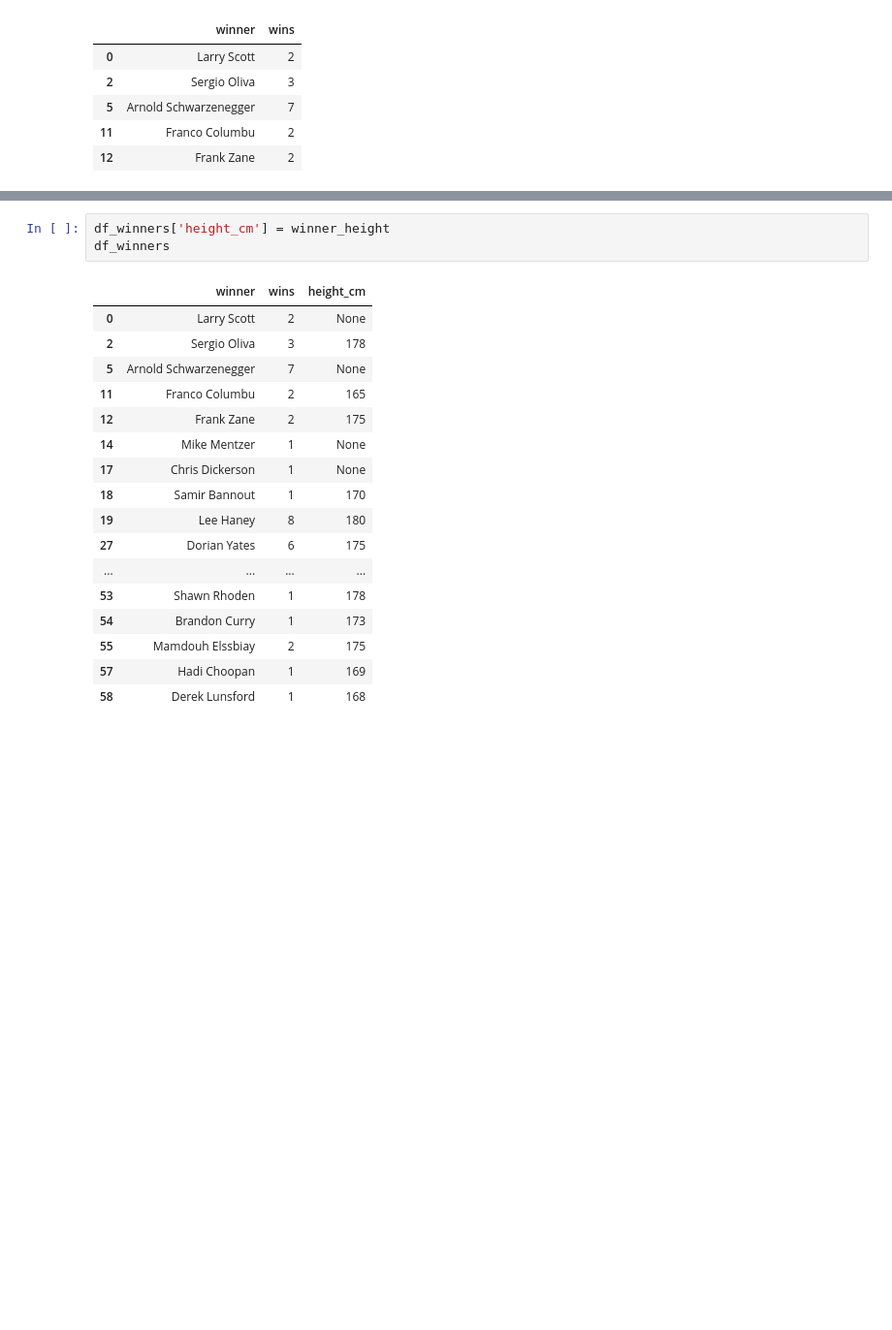
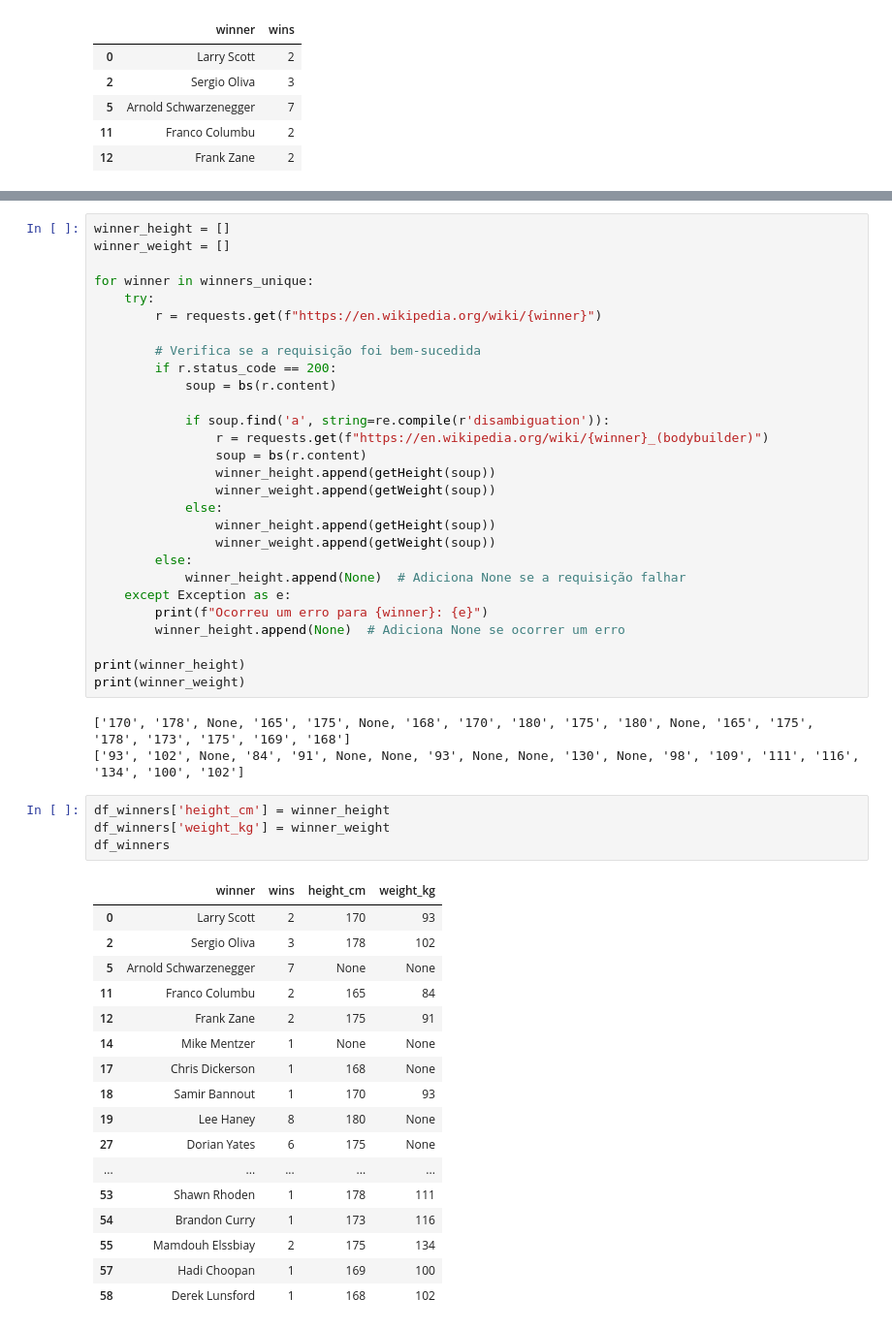
Before and after one commit to jojosuelobo/MrOlympia-DataAnalysis, a Jupyter notebook: project.ipynb, the cells around one changed output, grey strips where cells are left out. Shown: that part at 97% size. Cells and saved outputs as stored; diff of their text form; blank space fills up the shorter version.

Commit message:
added weight data

```diff
--- a/project.ipynb
+++ b/project.ipynb
@@ -527,21 +537,53 @@ print(winner_height)
+# %%
+winner_height = []
+winner_weight = []
+
+for winner in winners_unique:
+    try:
+        r = requests.get(f"https://en.wikipedia.org/wiki/{winner}")
+
+        # Verifica se a requisição foi bem-sucedida
+        if r.status_code == 200:
+            soup = bs(r.content)
+
+            if soup.find('a', string=re.compile(r'disambiguation')):
+                r = requests.get(f"https://en.wikipedia.org/wiki/{winner}_(bodybuilder)")
+                soup = bs(r.content)
+                winner_height.append(getHeight(soup))
+                winner_weight.append(getWeight(soup))
+            else:
+                winner_height.append(getHeight(soup))
+                winner_weight.append(getWeight(soup))
+        else:
+            winner_height.append(None)  # Adiciona None se a requisição falhar
+    except Exception as e:
+        print(f"Ocorreu um erro para {winner}: {e}")
+        winner_height.append(None)  # Adiciona None se ocorrer um erro
+
+print(winner_height)
+print(winner_weight)
+# %% [output]
+['170', '178', None, '165', '175', None, '168', '170', '180', '175', '180', None, '165', '175', '178', '173', '175', '169', '168']
+['93', '102', None, '84', '91', None, None, '93', None, None, '130', None, '98', '109', '111', '116', '134', '100', '102']
 # %%
 df_winners['height_cm'] = winner_height
+df_winners['weight_kg'] = winner_weight
 df_winners
 # %% [output]
-|  | winner | wins | height_cm |
-| 0 | Larry Scott | 2 | None |
-| 2 | Sergio Oliva | 3 | 178 |
-| 5 | Arnold Schwarzenegger | 7 | None |
-| 11 | Franco Columbu | 2 | 165 |
-| 12 | Frank Zane | 2 | 175 |
-| 14 | Mike Mentzer | 1 | None |
-| 17 | Chris Dickerson | 1 | None |
-| 18 | Samir Bannout | 1 | 170 |
-| 19 | Lee Haney | 8 | 180 |
-| 27 | Dorian Yates | 6 | 175 |
-| ... | ... | ... | ... |
-| 53 | Shawn Rhoden | 1 | 178 |
-| 54 | Brandon Curry | 1 | 173 |
-| 55 | Mamdouh Elssbiay | 2 | 175 |
-| 57 | Hadi Choopan | 1 | 169 |
-| 58 | Derek Lunsford | 1 | 168 |
+|  | winner | wins | height_cm | weight_kg |
+| 0 | Larry Scott | 2 | 170 | 93 |
+| 2 | Sergio Oliva | 3 | 178 | 102 |
+| 5 | Arnold Schwarzenegger | 7 | None | None |
+| 11 | Franco Columbu | 2 | 165 | 84 |
+| 12 | Frank Zane | 2 | 175 | 91 |
+| 14 | Mike Mentzer | 1 | None | None |
+| 17 | Chris Dickerson | 1 | 168 | None |
+| 18 | Samir Bannout | 1 | 170 | 93 |
+| 19 | Lee Haney | 8 | 180 | None |
+| 27 | Dorian Yates | 6 | 175 | None |
+| ... | ... | ... | ... | ... |
+| 53 | Shawn Rhoden | 1 | 178 | 111 |
+| 54 | Brandon Curry | 1 | 173 | 116 |
+| 55 | Mamdouh Elssbiay | 2 | 175 | 134 |
+| 57 | Hadi Choopan | 1 | 169 | 100 |
+| 58 | Derek Lunsford | 1 | 168 | 102 |
```
Also changed, not shown: parts of 7 cells of this notebook.
